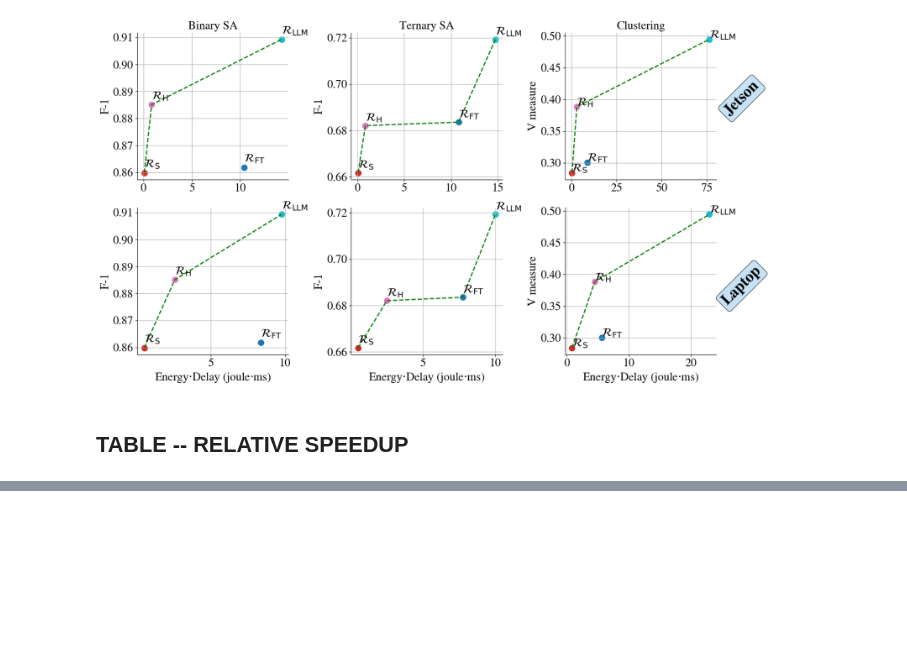
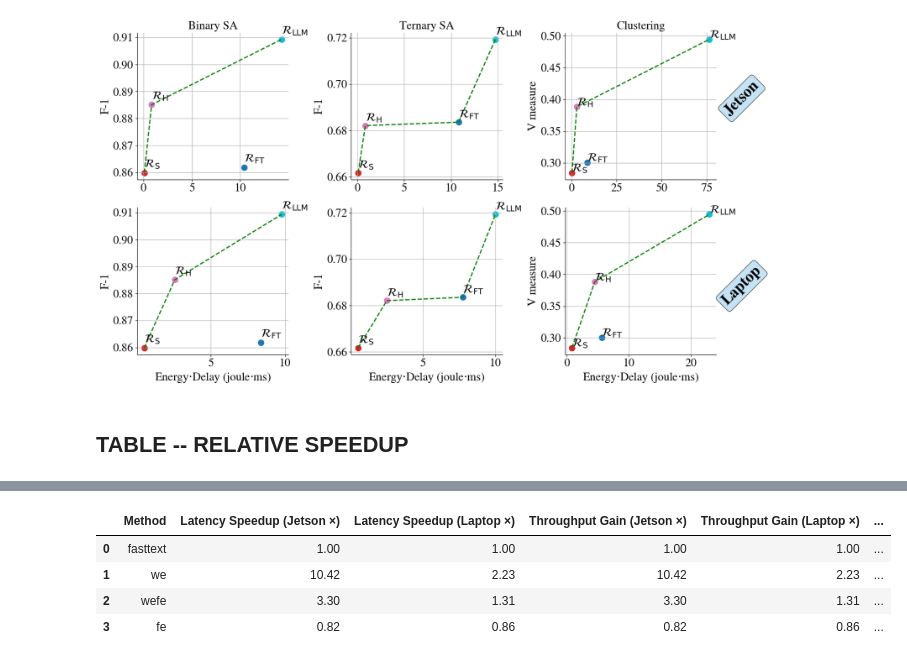
Before and after one commit to numan947/ES_RESULTS, a Jupyter notebook: Clean-Plotting-Efficiency.ipynb, the cells around one changed output, grey strips where cells are left out. Cells and saved outputs as stored; diff of their text form; code cells hidden in the pictures; blank space fills up the shorter version.

```diff
--- a/Clean-Plotting-Efficiency.ipynb
+++ b/Clean-Plotting-Efficiency.ipynb
@@ -1517,0 +1309,79 @@ rel_table
+# %%
+import pandas as pd
+import numpy as np
+
+# ---------------------------
+# Config
+# ---------------------------
+DEVICES = {
+    "Jetson": jsd,
+    "Laptop": lsd
+}
+TASK_CLASS = None
+BASELINE = "fasttext"
+METRICS = ["time_per_sample", "energy_per_sample", "EDP", "throughput"]
+
+# ---------------------------
+# Compute relative metrics per device
+# ---------------------------
+def compute_relative_metrics(df, baseline=BASELINE, n_class=None):
+    relative = {}
+    for m in FEATURES:
+        mask = df["FeatureType"] == m
+        if n_class is not None:
+            mask &= df["N_class"] == n_class
+
+        median_latency = df.loc[mask, "time_per_sample"].median()
+        median_energy  = df.loc[mask, "energy_per_sample"].median()
+        median_edp     = df.loc[mask, "EDP"].median()
+        median_throughput = df.loc[mask, "throughput"].median()
+
+        relative[m] = {
+            "latency": median_latency,
+            "energy": median_energy,
+            "EDP": median_edp,
+            "throughput": median_throughput
+        }
+
+    # Normalize vs baseline
+    baseline_vals = relative[baseline]
+    for m in FEATURES:
+        relative[m]["speedup_latency"] = baseline_vals["latency"] / relative[m]["latency"]
+        relative[m]["energy_reduction"] = baseline_vals["energy"] / relative[m]["energy"]
+        relative[m]["EDP_reduction"] = baseline_vals["EDP"] / relative[m]["EDP"]
+        relative[m]["throughput_gain"] = relative[m]["throughput"] / baseline_vals["throughput"]
+
+    return relative
+
+# ---------------------------
+# Build merged table with interleaved subcolumns
+# ---------------------------
+rows = []
+metrics_order = [
+    ("speedup_latency", "Latency Speedup"),
+    ("throughput_gain", "Throughput Gain"),
+    ("energy_reduction", "Energy Reduction"),
+    ("EDP_reduction", "EDP Reduction"),
+]
+
+for method in FEATURES:
+    row = {"Method": method}
+    # Compute per-device metrics first
+    rels = {device_name: compute_relative_metrics(df, baseline=BASELINE, n_class=TASK_CLASS)[method]
+            for device_name, df in DEVICES.items()}
+
+    # Interleave device values per metric
+    for metric_key, metric_label in metrics_order:
+        for device_name in DEVICES.keys():
+            row[f"{metric_label} ({device_name} ×)"] = rels[device_name][metric_key]
+    rows.append(row)
+
+rel_table = pd.DataFrame(rows)
+rel_table = rel_table.round(2)
+rel_table
+# %% [output]
+|  | Method | Latency Speedup (Jetson ×) | Latency Speedup (Laptop ×) | Throughput Gain (Jetson ×) | Throughput Gain (Laptop ×) | ... |
+| 0 | fasttext | 1.00 | 1.00 | 1.00 | 1.00 | ... |
+| 1 | we | 10.42 | 2.23 | 10.42 | 2.23 | ... |
+| 2 | wefe | 3.30 | 1.31 | 3.30 | 1.31 | ... |
+| 3 | fe | 0.82 | 0.86 | 0.82 | 0.86 | ... |
```
Also changed, not shown: parts of 13 cells of this notebook, 19 other files.
